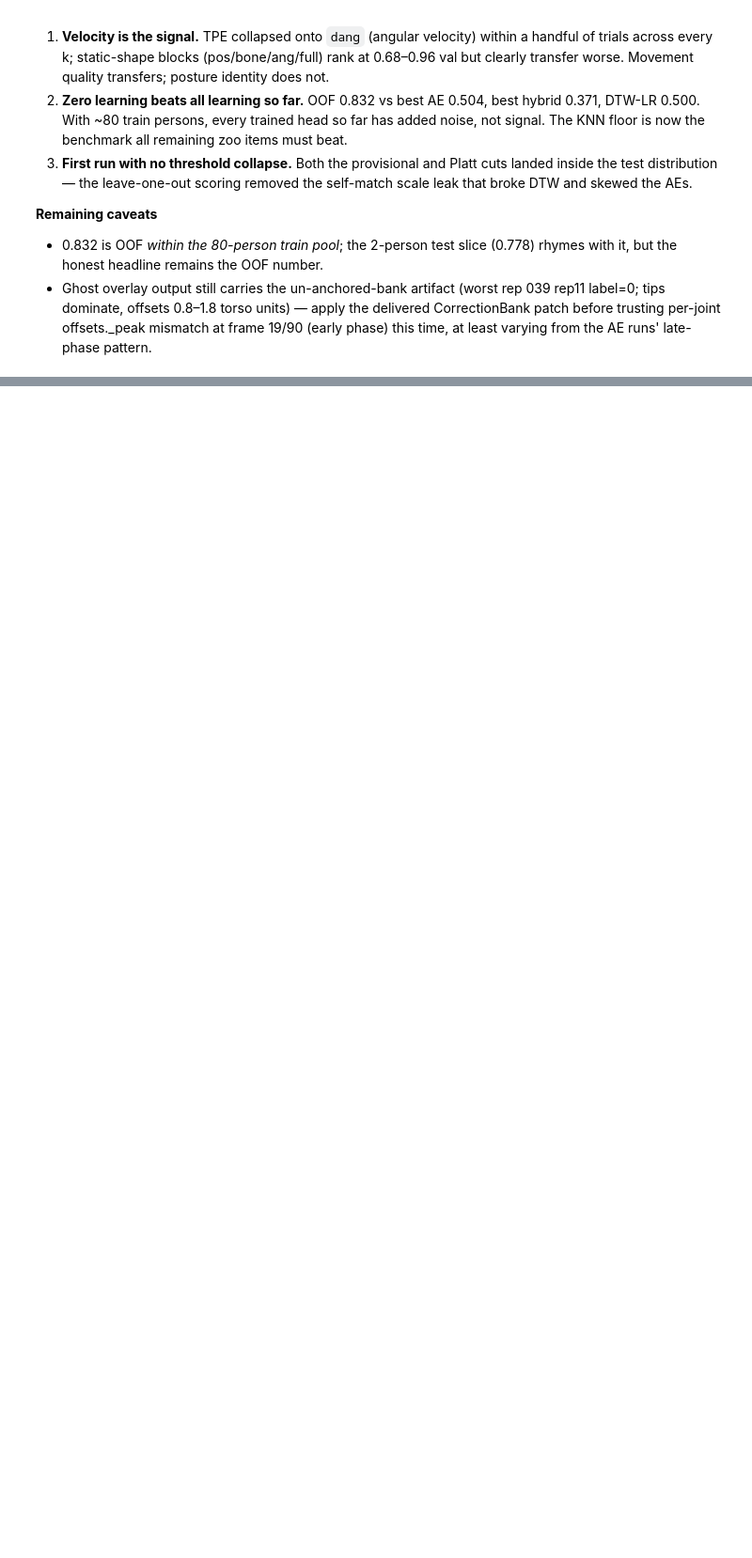
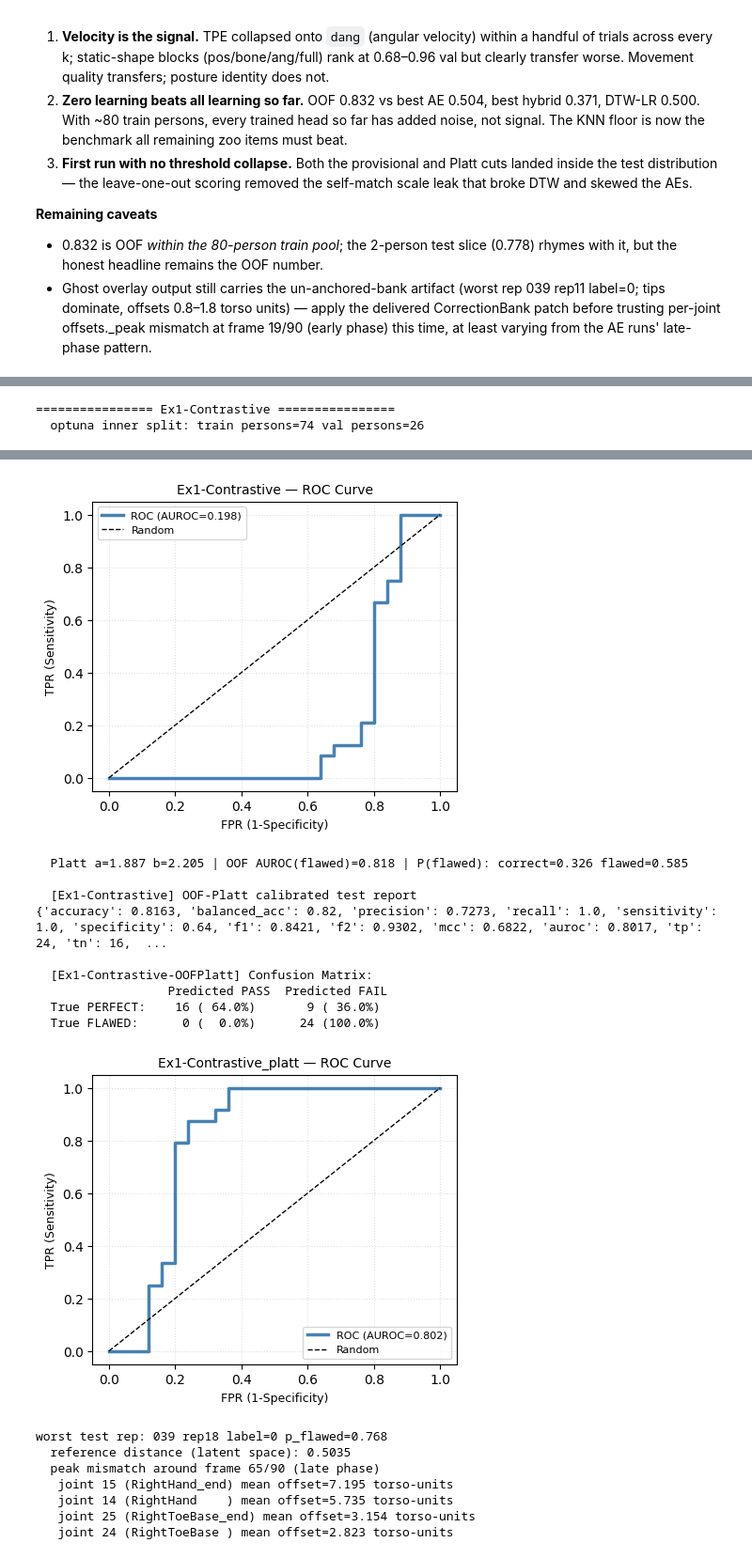
Before and after one commit to waquar003/pose-detection-physiotherapy, a Jupyter notebook: notebooks/model-train-ex1.ipynb, the cells around one changed output, grey strips where cells are left out. Shown at 94% size. Drawn from its saved outputs; the diff is of its cells as text; code cells hidden in the pictures; blank space fills up the shorter version.

Commit message:
contrastive encoder training

```diff
--- a/notebooks/model-train-ex1.ipynb
+++ b/notebooks/model-train-ex1.ipynb
@@ -3,3 +21,5 @@ path = '/kaggle/input/datasets/almutalem/rehab24-6-2d-30fps-repetition-extracted
+# %%
+path = '/content/processed_repetitions/2d_joints/Ex1'
 # %%
 import re
 import os
@@ -270,7 +311,7 @@ DEVICE  = "cuda" if torch.cuda.is_available() else "cpu"
 SEED    = 42
 N_TRIALS = 40
 N_MASKS  = 8
-SAVE_PATH = "/kaggle/working"
+SAVE_PATH = "/content/kaggle"
 
 torch.backends.cudnn.deterministic = True
 
@@ -686,10 +727,10 @@ def run_experiment(spec, feat_train, feat_test, n_trials=N_TRIALS, n_folds=2, sh
         model, scaler = best["model"], best["scaler"]
         bank = CorrectionBank([f for f in feat_train if f["label"] == 1],
                               embed_fn=lambda rows: spec.embed(model, std_rows(rows, scaler)))
-        i = int(np.argmin(p_pass))
+        i = int(np.argmax(p_flawed))
         rec = best["rows"][i]
         print(f"worst test rep: {rec['person_id']} rep{rec['rep']} "
-              f"label={rec['label']} p_pass={p_pass[i]:.3f}")
+              f"label={rec['label']} p_flawed={p_flawed[i]:.3f}")
         corr = bank.correct(rec)
         bank_summary(corr)
         plot_ghost_overlay(rec, corr, prefix=ex)
@@ -1247,3 +1300,29 @@ held-out persons, exactly the calibration the percentile rule can't do.
   units) — apply the delivered CorrectionBank patch before trusting
   per-joint offsets._peak mismatch at frame 19/90 (early phase) this time,
   at least varying from the AE runs' late-phase pattern.
+# %%
+import torch.nn.functional as F
+
+class ConvEnc(nn.Module):
+    """Temporal conv encoder -> global pool -> projection (SupCon space)."""
+    def __init__(self, D, p):
+        super().__init__()
+        convs, d = [], D
+        for _ in range(p["enc_layers"]):
+            convs += [nn.Conv1d(d, p["enc_ch"], p["enc_kernel"],
+                                padding=p["enc_kernel"] // 2),
+                      nn.BatchNorm1d(p["enc_ch"]), nn.GELU()]
+            d = p["enc_ch"]
+        self.conv = nn.Sequential(*convs)
+        self.gru = (nn.GRU(p["enc_ch"], p["gru_h"], batch_first=True, bidirectional=True)
+                    if p["use_gru"] else None)
+        hd = 2 * p["gru_h"] if p["use_gru"] else p["enc_ch"]   # proj input size
+        self.proj = nn.Sequential(nn.Linear(hd, p["embed_dim"]), nn.GELU(),
+                                  nn.Linear(p["embed_dim"], p["embed_dim"]))
+
+    def forward(self, x):                      # (B, T, D)
+        h = self.conv(x.permute(0, 2, 1)).permute(0, 2, 1)   # (B, T, C)
+        if self.gru is not None:
+            h, _ = self.gru(h)                              # (B, T, 2*gru_h)
+        v = h.mean(dim=1)                                   # global temporal average
+        return self.proj(v)                                 # (B, embed_dim)
@@ -1249,0 +1478,3 @@ held-out persons, exactly the calibration the percentile rule can't do.
+# %%
+con_bundle = run_experiment(ContrastiveSpec(), feat_train, feat_test, ex_name="Ex1-Contrastive")
+# %% [output]
@@ -1249,0 +1482,2 @@ held-out persons, exactly the calibration the percentile rule can't do.
+================ Ex1-Contrastive ================
+  optuna inner split: train persons=74 val persons=26
@@ -1249,0 +1501,18 @@ held-out persons, exactly the calibration the percentile rule can't do.
+[figure, added]
+  Platt a=1.887 b=2.205 | OOF AUROC(flawed)=0.818 | P(flawed): correct=0.326 flawed=0.585
+
+  [Ex1-Contrastive] OOF-Platt calibrated test report
+{'accuracy': 0.8163, 'balanced_acc': 0.82, 'precision': 0.7273, 'recall': 1.0, 'sensitivity': 1.0, 'specificity': 0.64, 'f1': 0.8421, 'f2': 0.9302, 'mcc': 0.6822, 'auroc': 0.8017, 'tp': 24, 'tn': 16,  ...
+
+  [Ex1-Contrastive-OOFPlatt] Confusion Matrix:
+                  Predicted PASS  Predicted FAIL
+  True PERFECT:    16 ( 64.0%)       9 ( 36.0%)
+  True FLAWED:      0 (  0.0%)      24 (100.0%)
+[figure, added]
+worst test rep: 039 rep18 label=0 p_flawed=0.768
+  reference distance (latent space): 0.5035
+  peak mismatch around frame 65/90 (late phase)
+   joint 15 (RightHand_end) mean offset=7.195 torso-units
+   joint 14 (RightHand    ) mean offset=5.735 torso-units
+   joint 25 (RightToeBase_end) mean offset=3.154 torso-units
+   joint 24 (RightToeBase ) mean offset=2.823 torso-units
```
Also changed, not shown: parts of 9 cells of this notebook.
